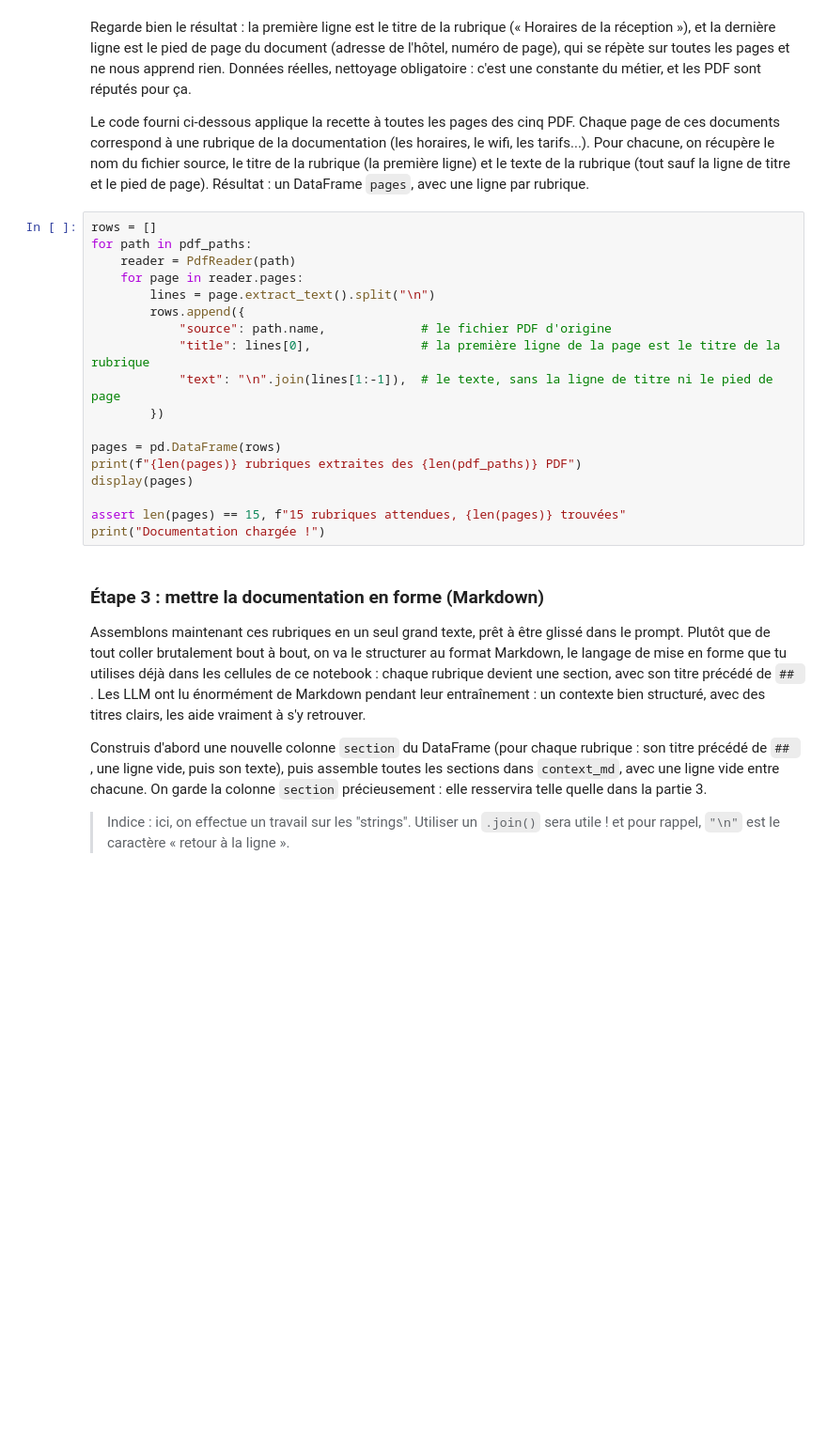
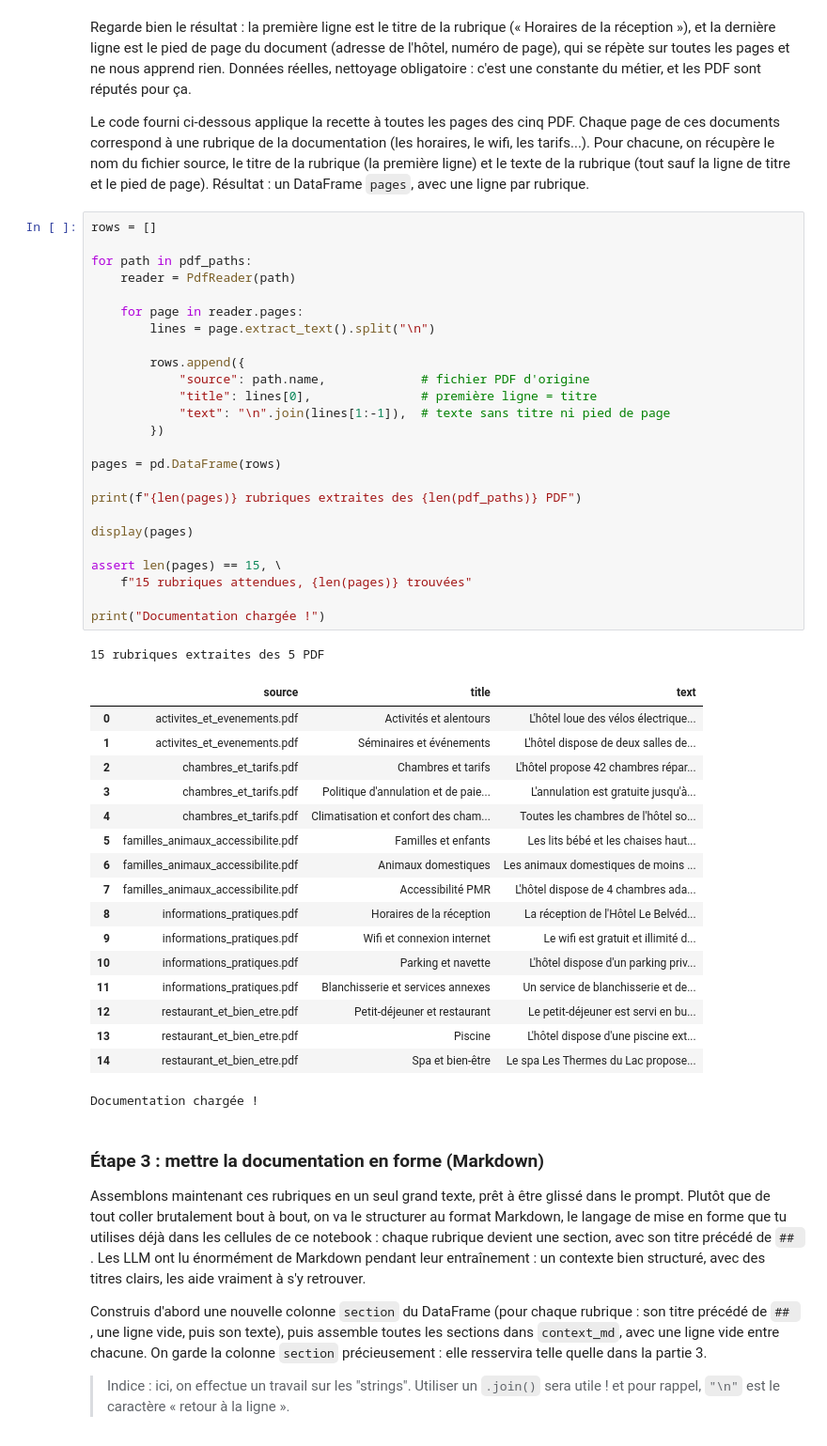
Before and after one commit to mahoungouprincesse7-del/Cahier-Vacances-Data-IA, a Jupyter notebook: Projet_04/projet_04.ipynb, the cells around one changed output. Shown at 94% size. Drawn from its saved outputs; the diff is of its cells as text; blank space fills up the shorter version.

```diff
--- a/Projet_04/projet_04.ipynb
+++ b/Projet_04/projet_04.ipynb
@@ -175,22 +283,48 @@ Regarde bien le résultat : la première ligne est le titre de la rubrique (« H
 Le code fourni ci-dessous applique la recette à toutes les pages des cinq PDF. Chaque page de ces documents correspond à une rubrique de la documentation (les horaires, le wifi, les tarifs...). Pour chacune, on récupère le nom du fichier source, le titre de la rubrique (la première ligne) et le texte de la rubrique (tout sauf la ligne de titre et le pied de page). Résultat : un DataFrame `pages`, avec une ligne par rubrique.
 # %%
 rows = []
+
 for path in pdf_paths:
     reader = PdfReader(path)
+
     for page in reader.pages:
         lines = page.extract_text().split("\n")
+
         rows.append({
-            "source": path.name,             # le fichier PDF d'origine
-            "title": lines[0],               # la première ligne de la page est le titre de la rubrique
-            "text": "\n".join(lines[1:-1]),  # le texte, sans la ligne de titre ni le pied de page
+            "source": path.name,             # fichier PDF d'origine
+            "title": lines[0],               # première ligne = titre
+            "text": "\n".join(lines[1:-1]),  # texte sans titre ni pied de page
         })
 
 pages = pd.DataFrame(rows)
+
 print(f"{len(pages)} rubriques extraites des {len(pdf_paths)} PDF")
+
 display(pages)
 
-assert len(pages) == 15, f"15 rubriques attendues, {len(pages)} trouvées"
+assert len(pages) == 15, \
+    f"15 rubriques attendues, {len(pages)} trouvées"
+
 print("Documentation chargée !")
+# %% [output]
+15 rubriques extraites des 5 PDF
+|  | source | title | text |
+| 0 | activites_et_evenements.pdf | Activités et alentours | L'hôtel loue des vélos électrique... |
+| 1 | activites_et_evenements.pdf | Séminaires et événements | L'hôtel dispose de deux salles de... |
+| 2 | chambres_et_tarifs.pdf | Chambres et tarifs | L'hôtel propose 42 chambres répar... |
+| 3 | chambres_et_tarifs.pdf | Politique d'annulation et de paie... | L'annulation est gratuite jusqu'à... |
+| 4 | chambres_et_tarifs.pdf | Climatisation et confort des cham... | Toutes les chambres de l'hôtel so... |
+| 5 | familles_animaux_accessibilite.pdf | Familles et enfants | Les lits bébé et les chaises haut... |
+| 6 | familles_animaux_accessibilite.pdf | Animaux domestiques | Les animaux domestiques de moins ... |
+| 7 | familles_animaux_accessibilite.pdf | Accessibilité PMR | L'hôtel dispose de 4 chambres ada... |
+| 8 | informations_pratiques.pdf | Horaires de la réception | La réception de l'Hôtel Le Belvéd... |
+| 9 | informations_pratiques.pdf | Wifi et connexion internet | Le wifi est gratuit et illimité d... |
+| 10 | informations_pratiques.pdf | Parking et navette | L'hôtel dispose d'un parking priv... |
+| 11 | informations_pratiques.pdf | Blanchisserie et services annexes | Un service de blanchisserie et de... |
+| 12 | restaurant_et_bien_etre.pdf | Petit-déjeuner et restaurant | Le petit-déjeuner est servi en bu... |
+| 13 | restaurant_et_bien_etre.pdf | Piscine | L'hôtel dispose d'une piscine ext... |
+| 14 | restaurant_et_bien_etre.pdf | Spa et bien-être | Le spa Les Thermes du Lac propose... |
+Documentation chargée !
 # %% [markdown]
 ### Étape 3 : mettre la documentation en forme (Markdown)
 
```
Also changed, not shown: parts of 22 cells of this notebook, 3 other files.
